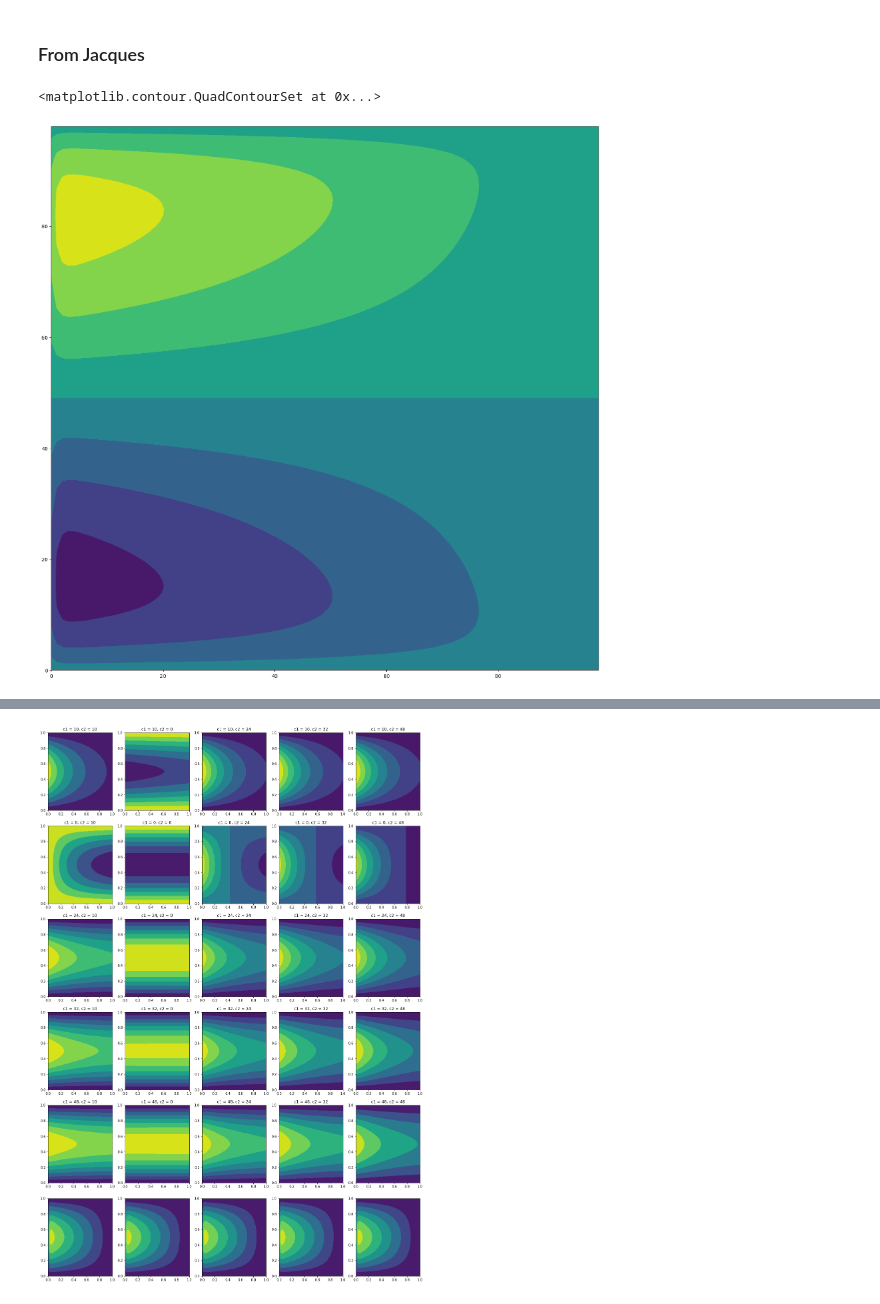
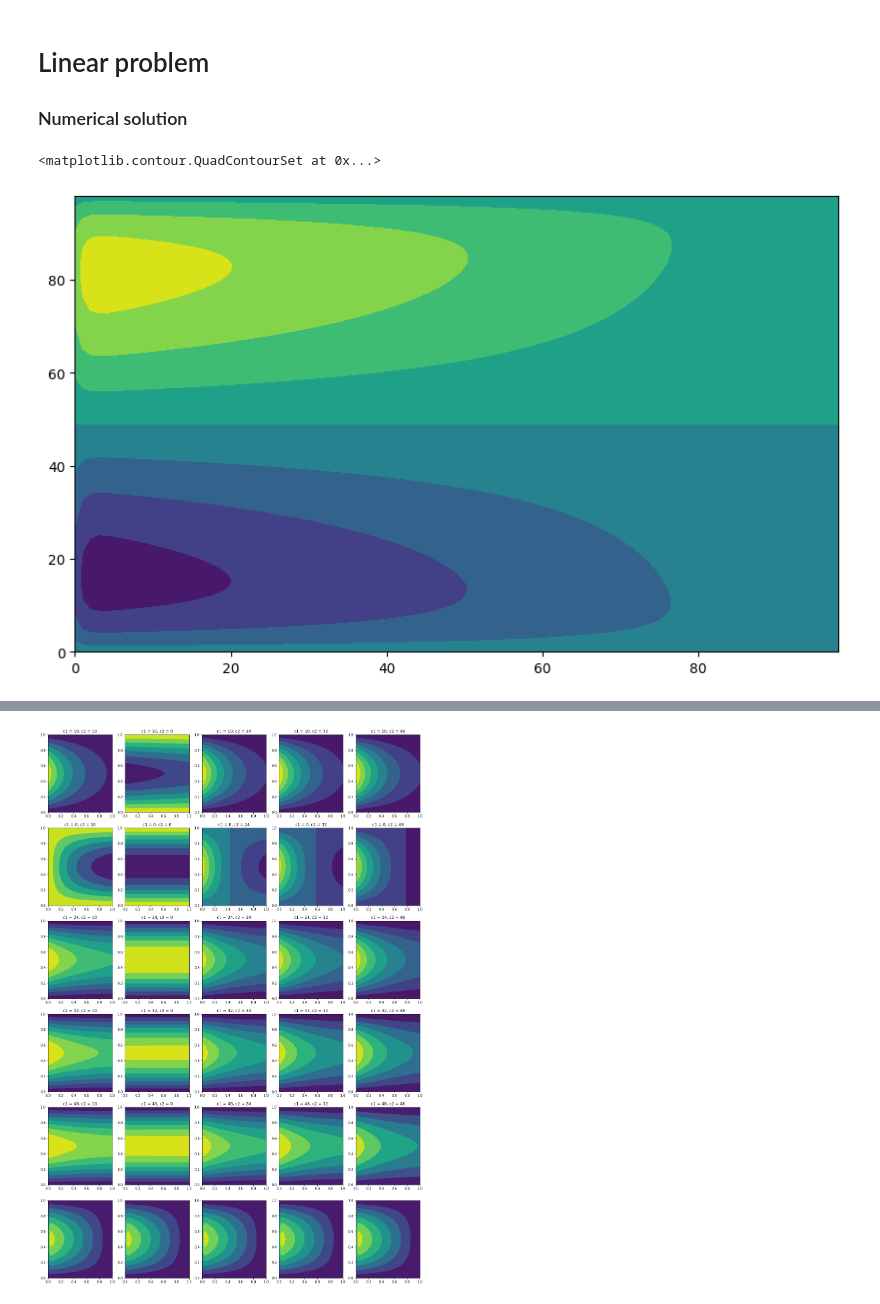
Before and after one commit to freya-gor/oceanic_circ, a Jupyter notebook: math project testing.ipynb, the cells around one changed output, grey strips where cells are left out. Saved outputs shown, nothing was run; the diff lists cells and outputs as text; code cells hidden in the pictures.

```diff
--- a/math project testing.ipynb
+++ b/math project testing.ipynb
@@ -1,10 +1,12 @@
 # %% [markdown]
-### From Jacques
+# Linear problem
+### Numerical solution
 # %%
 import numpy as np
 import matplotlib.pyplot as plt
 import scipy.sparse as sp
 from scipy.sparse.linalg import spsolve
+from matplotlib.animation import FuncAnimation
 #from scipy.sparse.linalg import eigs
 
 def laplacian2D(N):
@@ -25,7 +27,6 @@ def ddy2D(N):
     mat=sp.spdiags([-diag,0*diag,diag],[-1,0,1],N,N)
     I=sp.eye(N)
     return sp.kron(mat,I)
-
 
 
 N = 100
@@ -51,7 +52,7 @@ f = 0.005*np.cos(pi*y)
 f_long = np.reshape(f,(N-1)**2)
 
 niter=8
-fig, ax = plt.subplots(1, figsize = (20, 20))
+fig, ax = plt.subplots(1, figsize = (10, 6))
 
 psi_long = spsolve(A,f_long)
 psi = np.reshape(psi_long,(N-1,N-1))
@@ -71,32 +72,31 @@ plt.contourf(psi)
 #     psi_long = spsolve(B,rhs_long)
 
 #     psi = np.reshape(psi_long,(N-1,N-1))
 #     ax[i].contourf(x,y,psi)
-
 
 
 
 # psi = np.sin(5*pi*x)*np.sin(3*pi*y)
 
 
 # psi_long = np.reshape(psi,((N-1)**2,1))
 
 # #q_long = lap.dot(psi_long)
 # q_long = ddy.dot(psi_long)
 
 # q = np.reshape(q_long,(N-1,N-1))
 
 # fig, ax = plt.subplots(2)
 
 # ax[0].contourf(x,y,psi)
 # ax[1].contourf(x,y,q)
 
 #print(np.max(q)/pi)
 
 #print(lap.toarray())
 #vals, vecs = eigs(lap,k=(N-1)**2)
 #print(vals)
 #print(vecs)
 # %% [output]
 <matplotlib.contour.QuadContourSet at 0x...>
-[figure, old version]
+[figure, new version]
```
Also changed, not shown: parts of 13 cells of this notebook.
